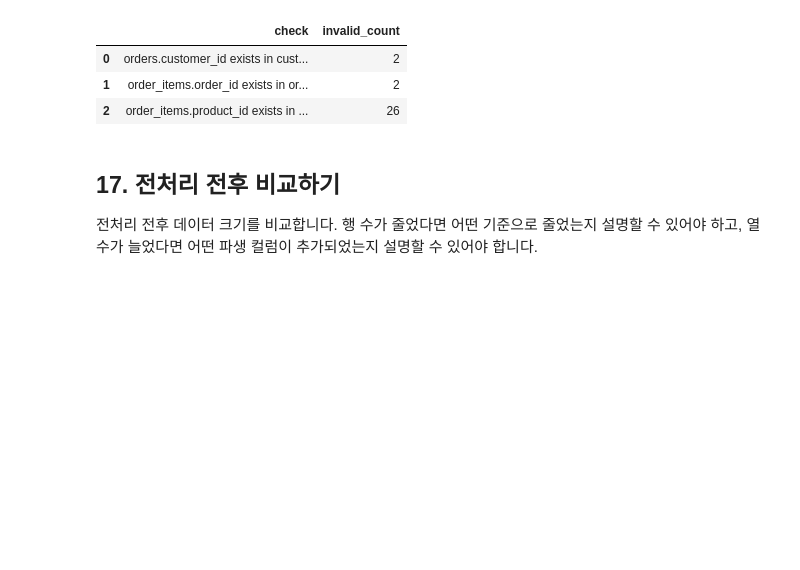
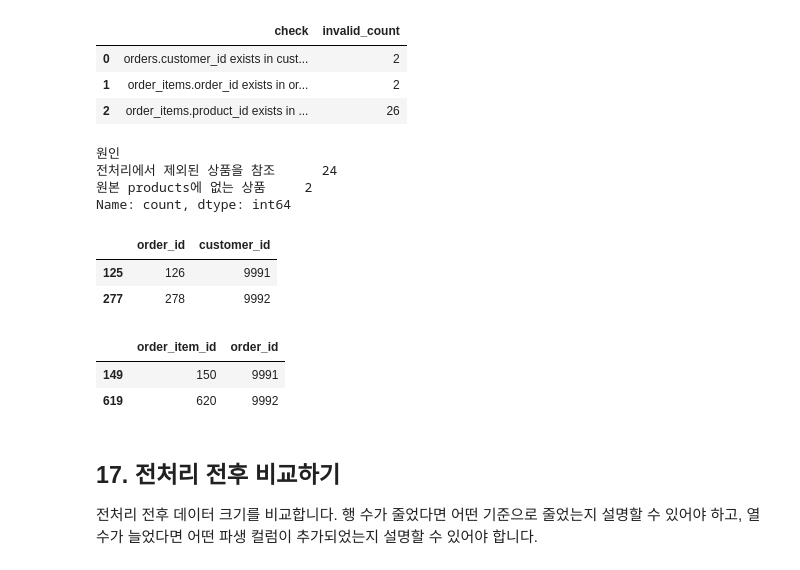
Before and after one commit to Chloe-Hyebin-Kim/llm-data-analysis-course, a Jupyter notebook: practice/chapter05/chapter05.ipynb, the cells around one changed output. Saved outputs shown, nothing was run; the diff lists cells and outputs as text; code cells hidden in the pictures; blank space fills up the shorter version.

```diff
--- a/practice/chapter05/chapter05.ipynb
+++ b/practice/chapter05/chapter05.ipynb
@@ -438,6 +468,9 @@ order_date 변환 실패: 3
 # %%
 if 'signup_date' in customers_clean.columns:
     customers_clean['signup_date'] = pd.to_datetime(customers_clean['signup_date'], errors='coerce')
+    report_conversion(orders['order_date'], orders_clean['order_date'], 'order_date')
+
+    report_conversion(customers['signup_date'], customers_clean['signup_date'], 'signup_date')
     print('signup_date 변환 실패:', customers_clean['signup_date'].isna().sum())
     display(customers_clean[['customer_id', 'signup_date']].head())
 # %% [output]
@@ -585,6 +681,28 @@ relationship_checks
 | 0 | orders.customer_id exists in cust... | 2 |
 | 1 | order_items.order_id exists in or... | 2 |
 | 2 | order_items.product_id exists in ... | 26 |
+# %%
+#FK 불일치의 원인 나누기
+removed_products = set(products['product_id']) - set(products_clean['product_id'])
+invalid_products = invalid_products.copy()
+invalid_products['원인'] = np.where(
+    invalid_products['product_id'].isin(removed_products),
+    '전처리에서 제외된 상품을 참조', '원본 products에 없는 상품')
+
+display(invalid_products['원인'].value_counts())
+display(invalid_customers[['order_id', 'customer_id']])
+display(invalid_orders[['order_item_id', 'order_id']])
+# %% [output]
+원인
+전처리에서 제외된 상품을 참조      24
+원본 products에 없는 상품     2
+Name: count, dtype: int64
+|  | order_id | customer_id |
+| 125 | 126 | 9991 |
+| 277 | 278 | 9992 |
+|  | order_item_id | order_id |
+| 149 | 150 | 9991 |
+| 619 | 620 | 9992 |
 # %% [markdown]
 ## 17. 전처리 전후 비교하기
 
```
Also changed, not shown: parts of 10 cells of this notebook, 7 other files.
